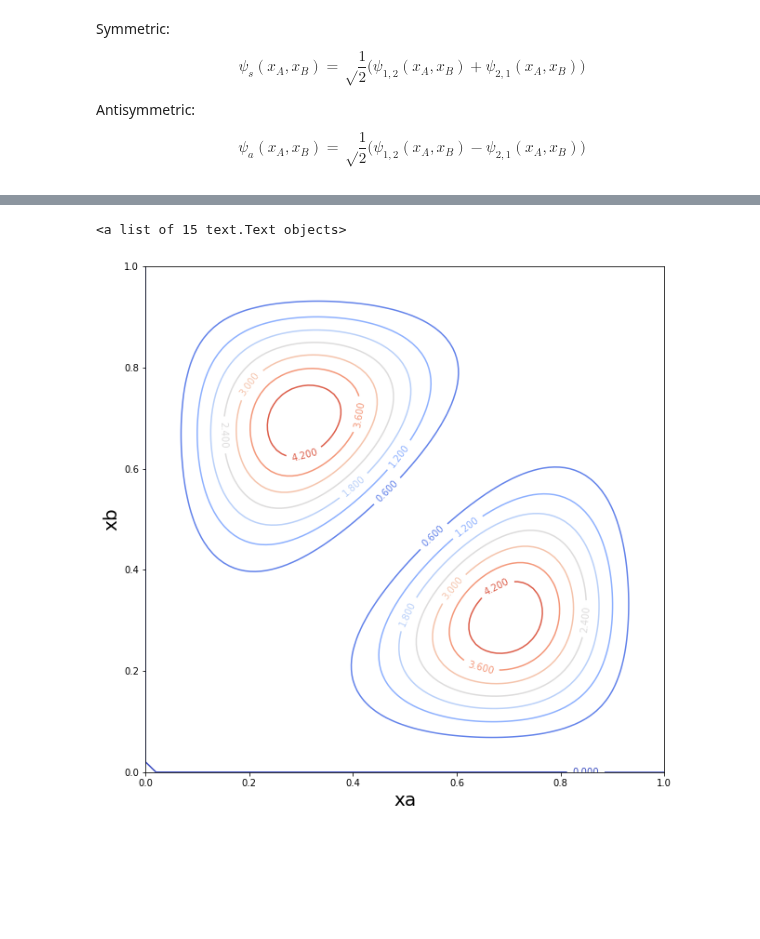
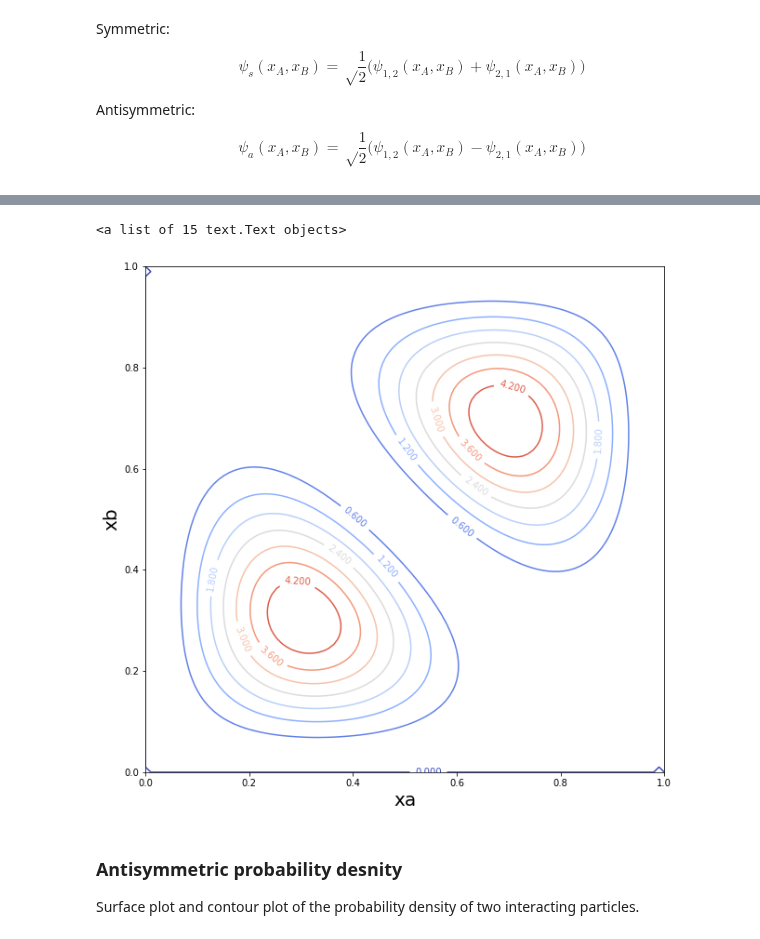
Before and after one commit to akey7/basic-quantum-models, a Jupyter notebook: notebooks/1d-2-non-interacting-v2.ipynb, the cells around one changed output, grey strips where cells are left out. Cells and saved outputs as stored; diff of their text form; code cells hidden in the pictures; blank space fills up the shorter version.

```diff
--- a/notebooks/1d-2-non-interacting-v2.ipynb
+++ b/notebooks/1d-2-non-interacting-v2.ipynb
@@ -73,12 +195,16 @@ ax[0].plot_surface(ys, xs, zs, cmap=cm.coolwarm, linewidth=0, antialiased=True)
 # %%
 box = TwoNonInteractingInABox(mass=1.0, length=1.0)
 fig, ax = plt.subplots(nrows=1, ncols=1, figsize=(10, 10))
-xas, xbs, zs = box.sq_wavefunction(na=1, nb=2)
+xas, xbs, zs = box.prob_density(na=1, nb=2, symmetric=True)
 xs, ys = np.meshgrid(xas, xbs)
 ax.set_xlabel('xa', size=20)
 ax.set_ylabel('xb', size=20)
 cs = ax.contour(ys, xs, zs, cmap=cm.coolwarm, antialiased=True)
 ax.clabel(cs, inline=True, fontsize=10)
 # %% [output]
 <a list of 15 text.Text objects>
-[figure, old version]
+[figure, new version]
+# %% [markdown]
+### Antisymmetric probability desnity
+
+Surface plot and contour plot of the probability density of two interacting particles.
```
Also changed, not shown: parts of 5 cells of this notebook.
